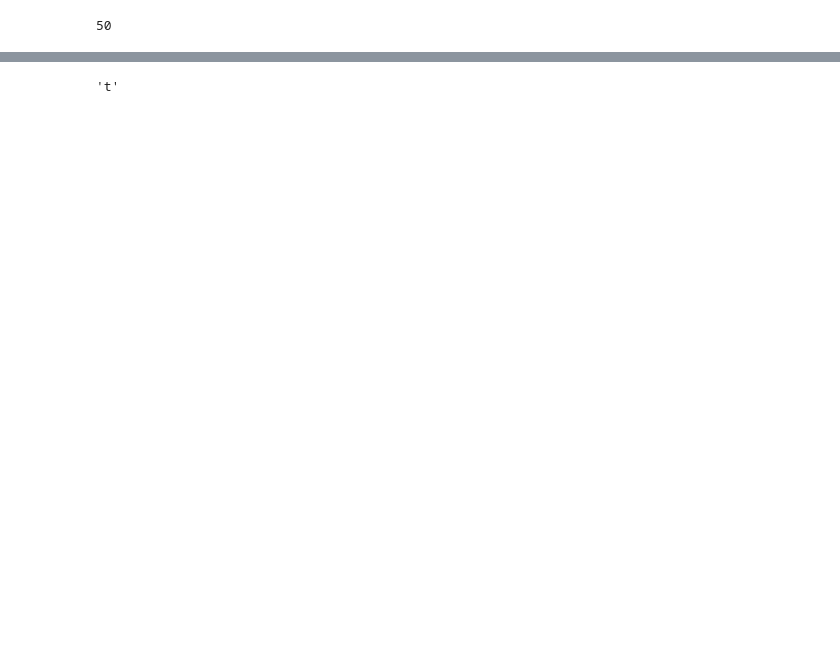
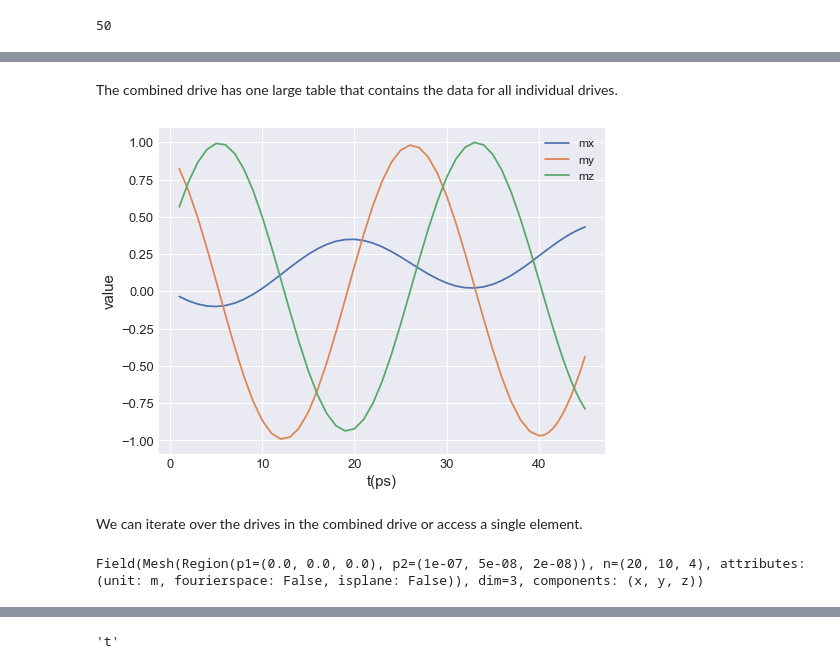
Before and after one commit to ubermag/micromagneticdata, a Jupyter notebook: docs/dev-test.ipynb, the cells around one changed output, grey strips where cells are left out. Saved outputs shown, nothing was run; the diff lists cells and outputs as text; code cells hidden in the pictures; blank space fills up the shorter version.

```diff
--- a/docs/dev-test.ipynb
+++ b/docs/dev-test.ipynb
@@ -205,3 +229,15 @@ combined.table.data
+# %% [markdown]
+The combined drive has one large table that contains the data for all individual drives.
+# %%
+combined.table.mpl(y=["mx", "my", "mz"])
+# %% [output]
+[figure, added]
+# %% [markdown]
+We can iterate over the drives in the combined drive or access a single element.
+# %%
+combined[15]
+# %% [output]
+Field(Mesh(Region(p1=(0.0, 0.0, 0.0), p2=(1e-07, 5e-08, 2e-08)), n=(20, 10, 4), attributes: (unit: m, fourierspace: False, isplane: False)), dim=3, components: (x, y, z))
 # %%
 list(combined)
 # %% [output]
```
Also changed, not shown: parts of 29 cells of this notebook.
